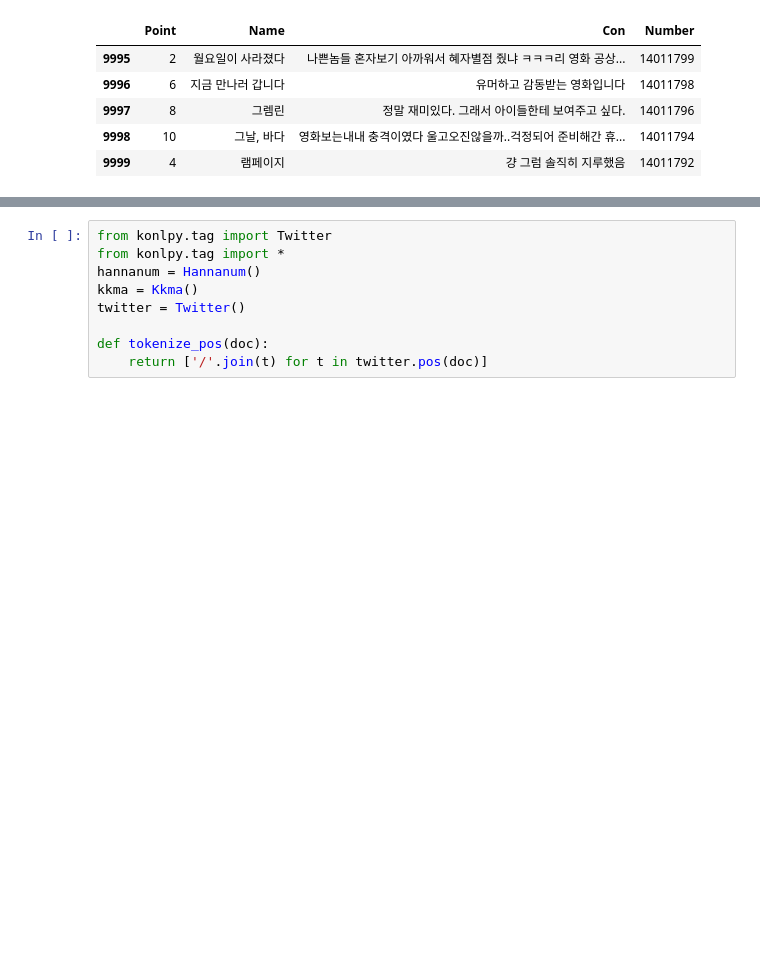
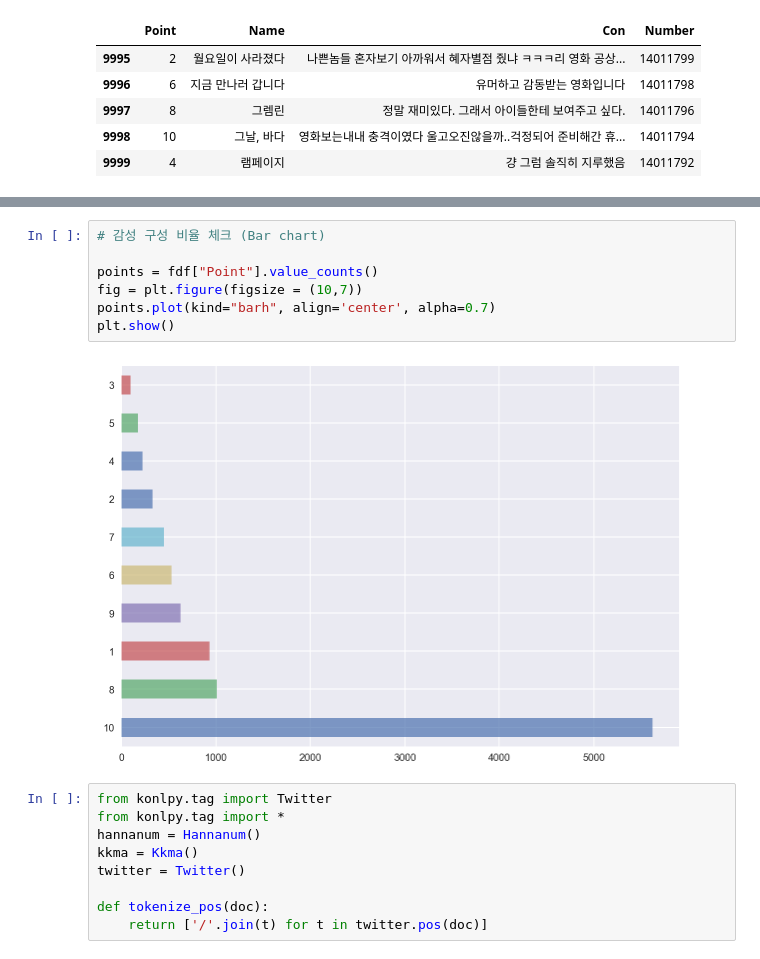
Before and after one commit to UPRMG/Project, a Jupyter notebook: Project/2. Naver_movie/naver movie 감성 분석.ipynb, the cells around one changed output, grey strips where cells are left out. Drawn from its saved outputs; the diff is of its cells as text; blank space fills up the shorter version.

```diff
--- a/Project/2. Naver_movie/naver movie 감성 분석.ipynb
+++ b/Project/2. Naver_movie/naver movie 감성 분석.ipynb
@@ -184,3 +191,12 @@ fdf.tail()
+# %%
+# 감성 구성 비율 체크 (Bar chart)
+
+points = fdf["Point"].value_counts()
+fig = plt.figure(figsize = (10,7))
+points.plot(kind="barh", align='center', alpha=0.7)
+plt.show()
+# %% [output]
+[figure, added]
 # %%
 from konlpy.tag import Twitter
 from konlpy.tag import *
```
Also changed, not shown: parts of 7 cells of this notebook, 7 other files.
